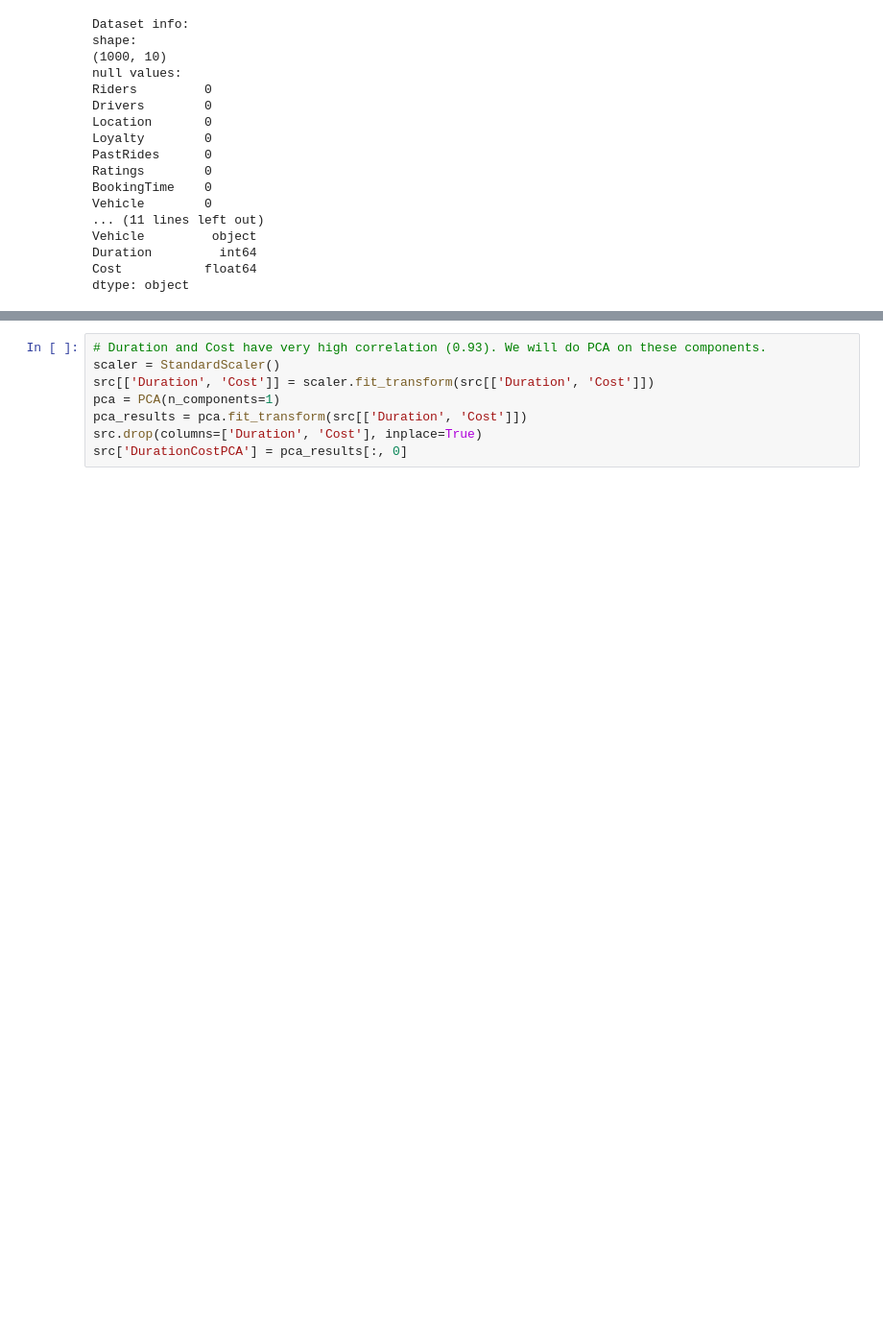
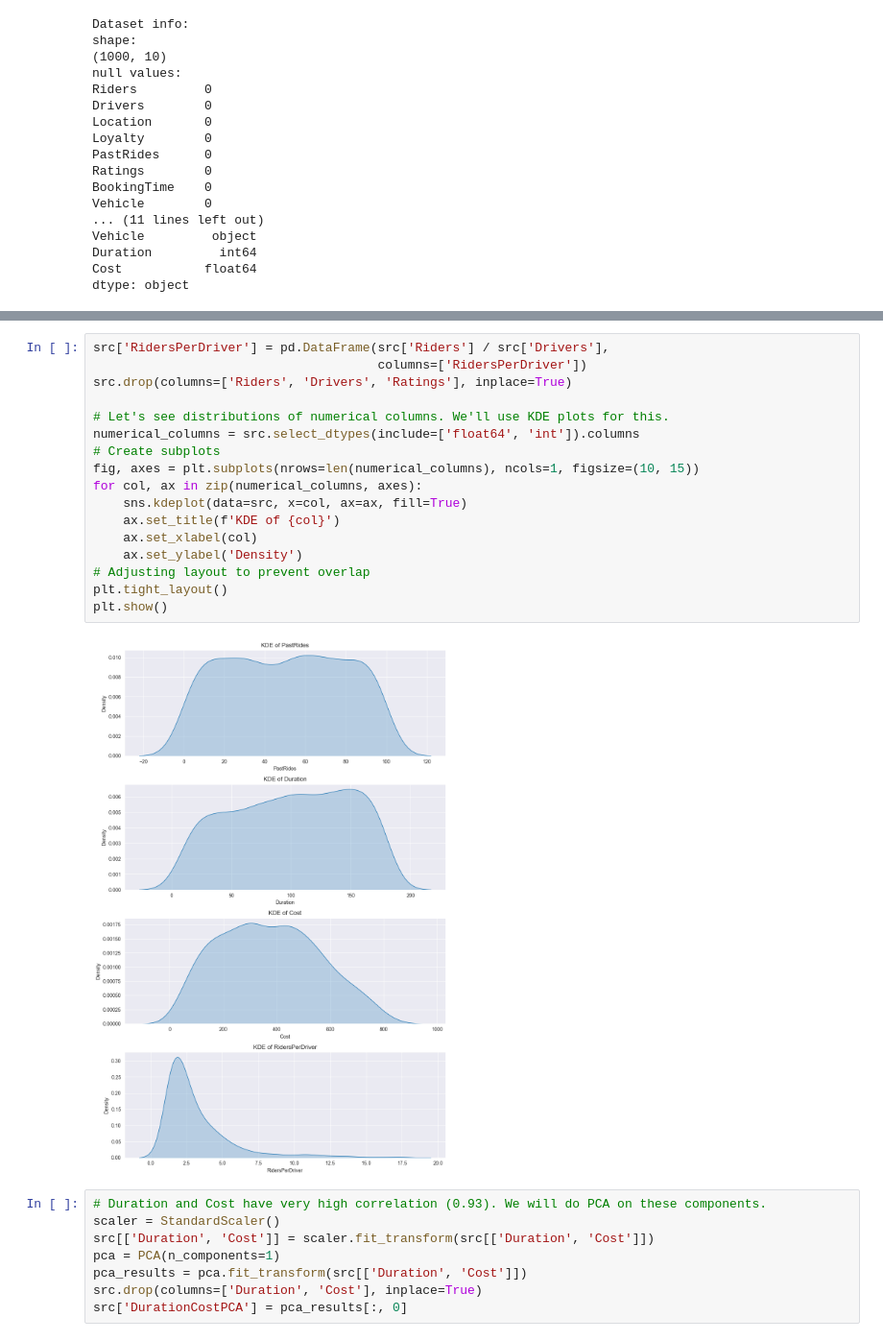
Before and after one commit to HubertDomaros/pgML, a Jupyter notebook: dynamic_pricing.ipynb, the cells around one changed output, grey strips where cells are left out. Shown at 96% size. Saved outputs shown, nothing was run; the diff lists cells and outputs as text; blank space fills up the shorter version.

```diff
--- a/dynamic_pricing.ipynb
+++ b/dynamic_pricing.ipynb
@@ -108,4 +103,23 @@ dython.nominal.associations(src, plot=True, cmap='coolwarm')
  'ax': <Axes: >}
+# %%
+src['RidersPerDriver'] = pd.DataFrame(src['Riders'] / src['Drivers'],
+                                      columns=['RidersPerDriver'])
+src.drop(columns=['Riders', 'Drivers', 'Ratings'], inplace=True)
+
+# Let's see distributions of numerical columns. We'll use KDE plots for this.
+numerical_columns = src.select_dtypes(include=['float64', 'int']).columns
+# Create subplots
+fig, axes = plt.subplots(nrows=len(numerical_columns), ncols=1, figsize=(10, 15))
+for col, ax in zip(numerical_columns, axes):
+    sns.kdeplot(data=src, x=col, ax=ax, fill=True)
+    ax.set_title(f'KDE of {col}')
+    ax.set_xlabel(col)
+    ax.set_ylabel('Density')
+# Adjusting layout to prevent overlap
+plt.tight_layout()
+plt.show()
+# %% [output]
+[figure, new version]
 # %%
 # Duration and Cost have very high correlation (0.93). We will do PCA on these components.
 scaler = StandardScaler()
```
Also changed, not shown: parts of 22 cells of this notebook.
